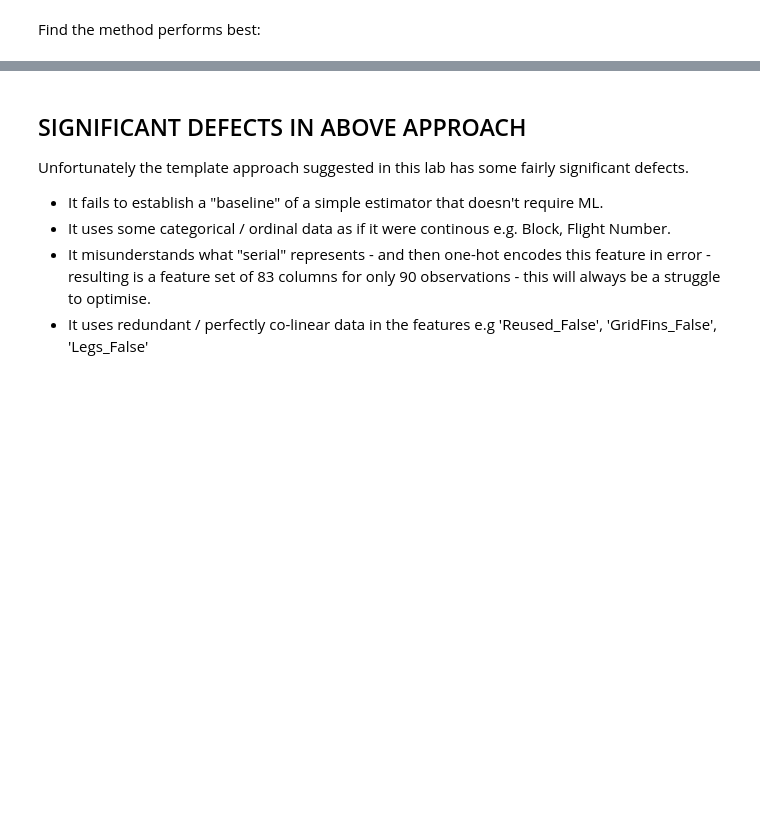
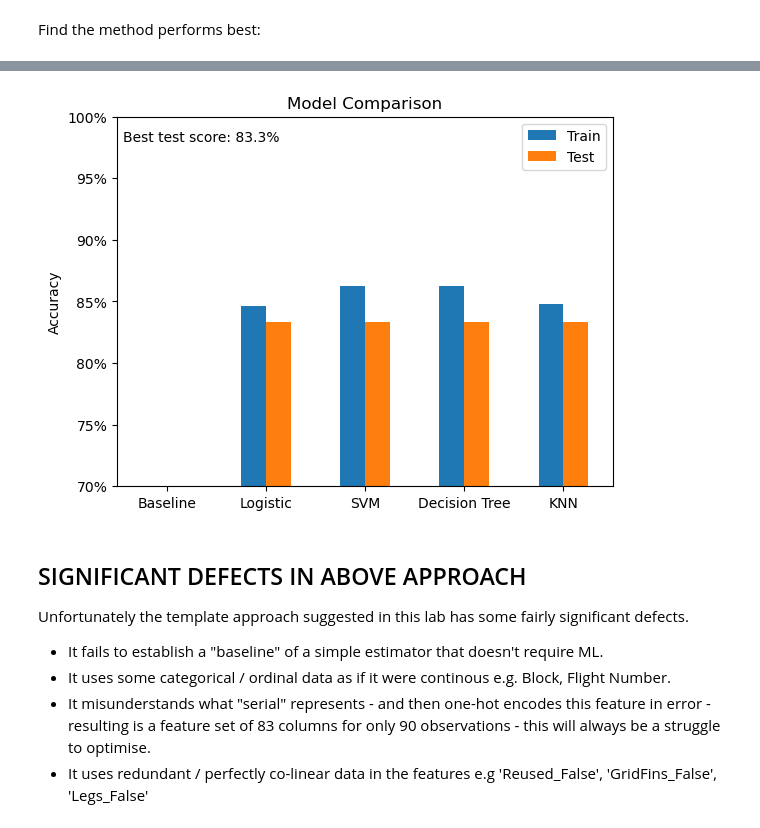
Before and after one commit to tomfuller71/Capstone, a Jupyter notebook: ML_Predict.ipynb, the cells around one changed output, grey strips where cells are left out. Cells and saved outputs as stored; diff of their text form; code cells hidden in the pictures; blank space fills up the shorter version.

```diff
--- a/ML_Predict.ipynb
+++ b/ML_Predict.ipynb
@@ -342,5 +342,16 @@ plot_confusion_matrix(Y_test, yhat)
 [figure]
 # %% [markdown]
 ## TASK  12
+# %%
+def plot_comp_models(comp_models):
+    max_test = comp_models["Test"].max()
+    ax = comp_models.plot.bar()
+    ax.set_ylabel("Accuracy")
+    ax.set_title("Model Comparison")
+    plt.text(0.35, 0.98, f"Best test score: {max_test:.1%}", ha="center")
+    plt.xticks(rotation=0)
+    plt.ylim(0.7, 1.0)
+    ax.yaxis.set_major_formatter(lambda x, _: f"{x:.0%}")
+    plt.show()
 # %% [markdown]
 Find the method performs best:
@@ -352,0 +358,3 @@ pd.DataFrame(MODEL_SCORES)
+# %%
+comp_models = pd.DataFrame(MODEL_SCORES).T
+comp_models
@@ -353,3 +368,7 @@ pd.DataFrame(MODEL_SCORES)
+# %%
+plot_comp_models(comp_models)
+# %% [output]
+[figure, added]
 # %% [markdown]
 ## SIGNIFICANT DEFECTS IN ABOVE APPROACH
 
```
Also changed, not shown: parts of 8 cells of this notebook.
